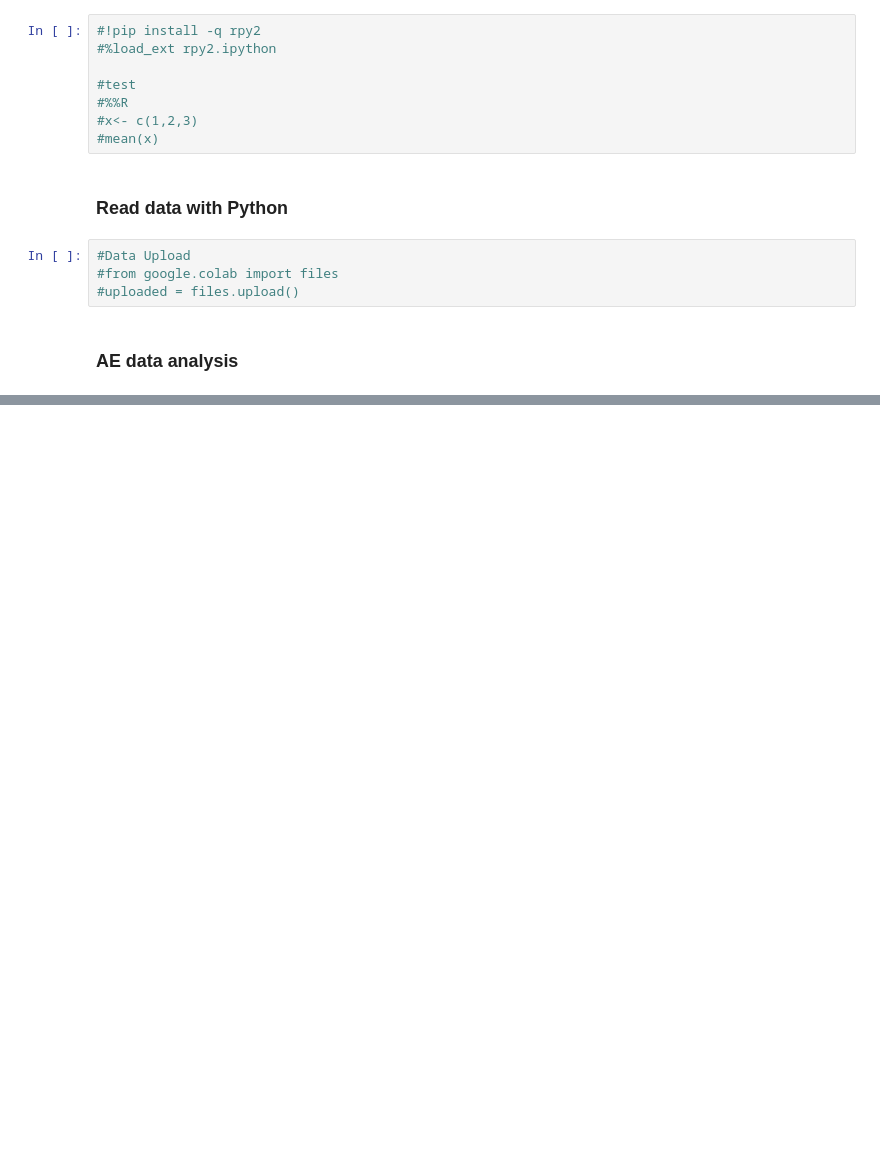
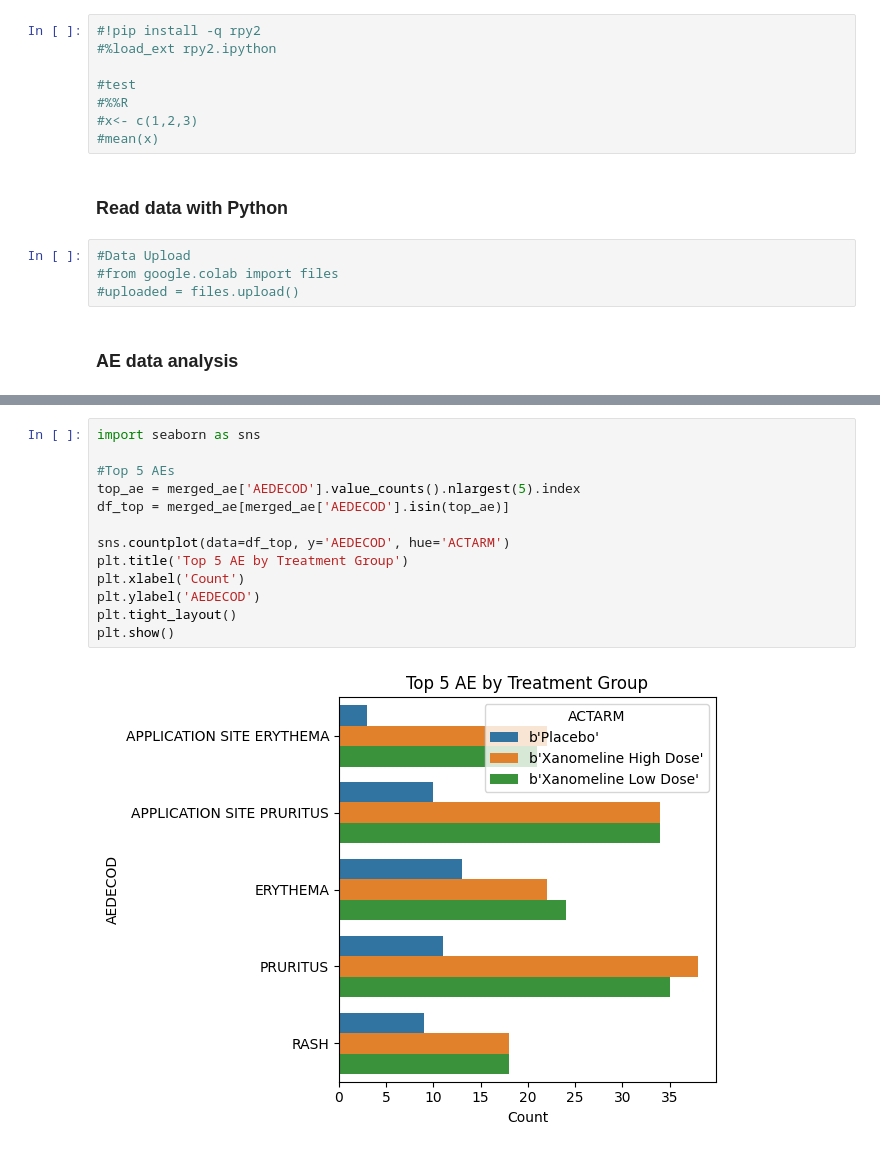
Before and after one commit to 91072puu/Clinical_Study_Project_R-Python, a Jupyter notebook: notebooks/01_AE_analysis.ipynb, the cells around one changed output, grey strips where cells are left out. Drawn from its saved outputs; the diff is of its cells as text; blank space fills up the shorter version.

```diff
--- a/notebooks/01_AE_analysis.ipynb
+++ b/notebooks/01_AE_analysis.ipynb
@@ -55,0 +73,15 @@ print(merged_ae.head())
+# %%
+import seaborn as sns
+
+#Top 5 AEs
+top_ae = merged_ae['AEDECOD'].value_counts().nlargest(5).index
+df_top = merged_ae[merged_ae['AEDECOD'].isin(top_ae)]
+
+sns.countplot(data=df_top, y='AEDECOD', hue='ACTARM')
+plt.title('Top 5 AE by Treatment Group')
+plt.xlabel('Count')
+plt.ylabel('AEDECOD')
+plt.tight_layout()
+plt.show()
+# %% [output]
+[figure, added]
```
Also changed, not shown: parts of 3 cells of this notebook.
